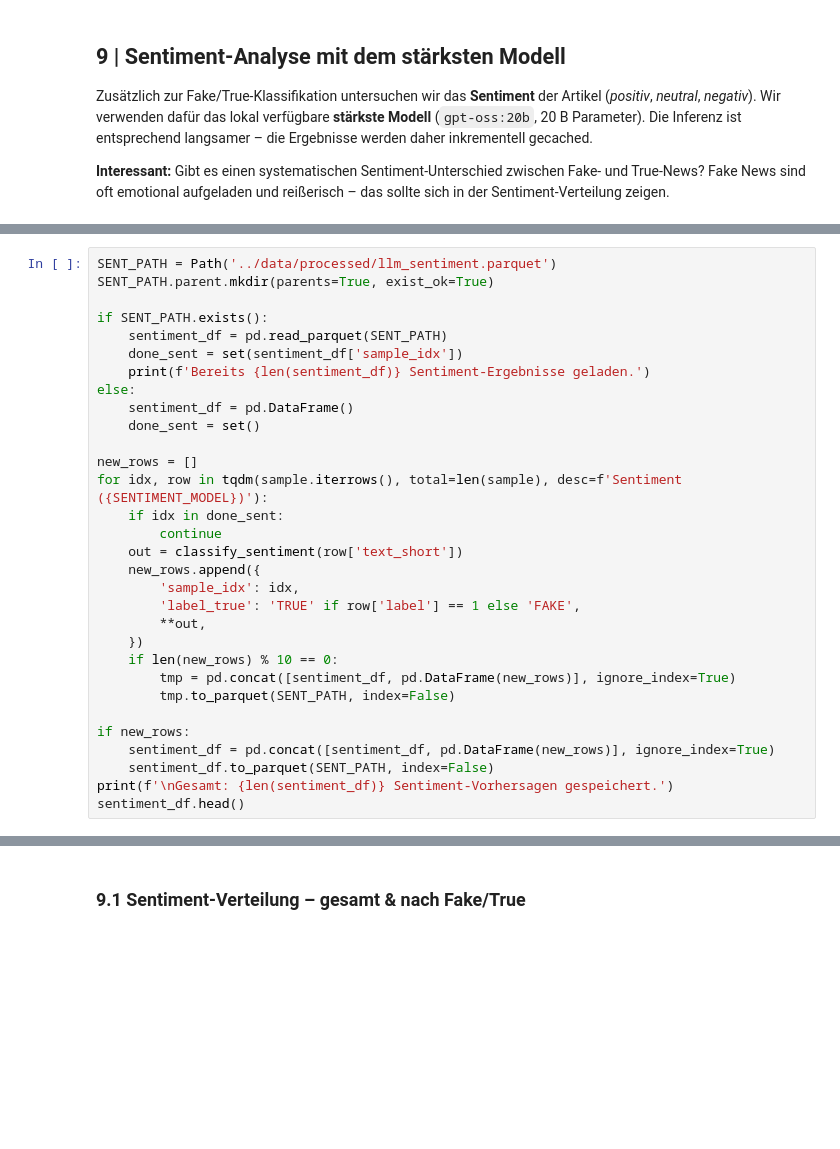
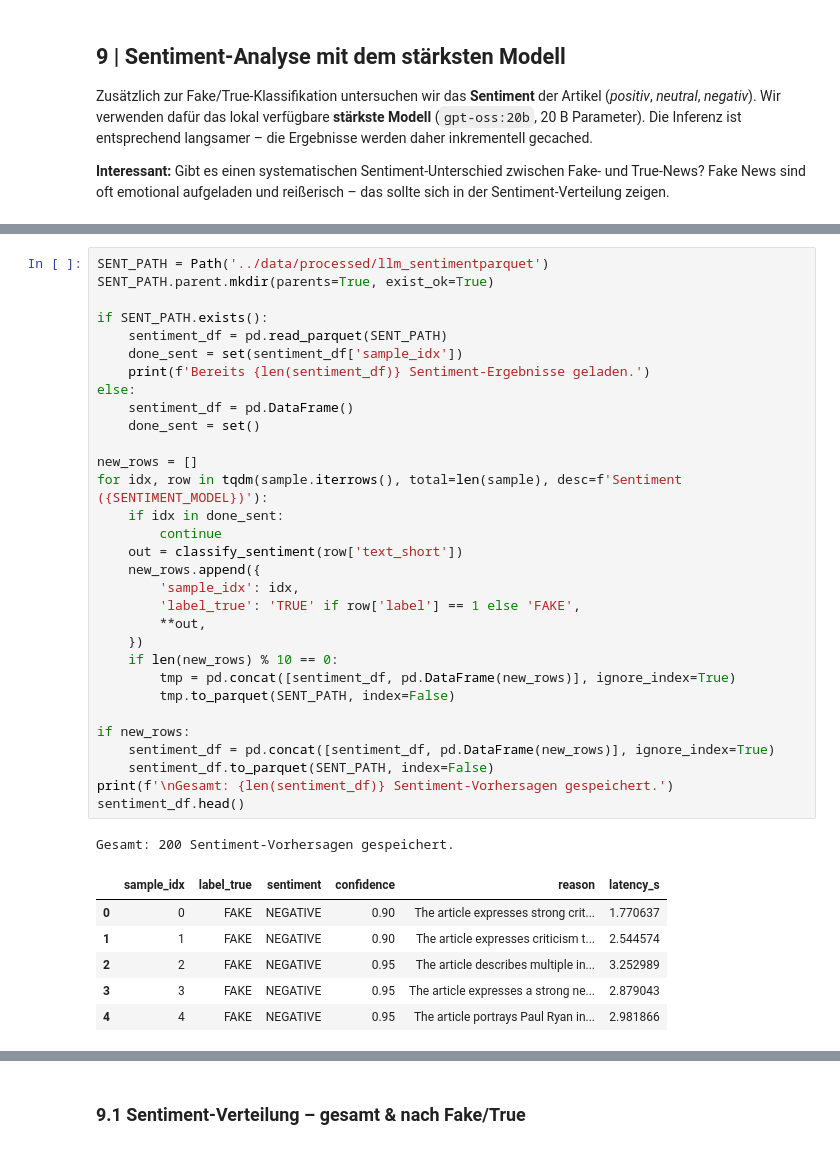
Before and after one commit to dan-am/machine_learning_DSM, a Jupyter notebook: notebooks/04_fake_news_llm.ipynb, the cells around one changed output, grey strips where cells are left out. Drawn from its saved outputs; the diff is of its cells as text; blank space fills up the shorter version.

```diff
--- a/notebooks/04_fake_news_llm.ipynb
+++ b/notebooks/04_fake_news_llm.ipynb
@@ -440,31 +467,39 @@ print('Demo-Sentiment:', demo_sent)
 # %%
-SENT_PATH = Path('../data/processed/llm_sentiment.parquet')
+SENT_PATH = Path('../data/processed/llm_sentimentparquet')
 SENT_PATH.parent.mkdir(parents=True, exist_ok=True)
 
 if SENT_PATH.exists():
     sentiment_df = pd.read_parquet(SENT_PATH)
     done_sent = set(sentiment_df['sample_idx'])
     print(f'Bereits {len(sentiment_df)} Sentiment-Ergebnisse geladen.')
 else:
     sentiment_df = pd.DataFrame()
     done_sent = set()
 
 new_rows = []
 for idx, row in tqdm(sample.iterrows(), total=len(sample), desc=f'Sentiment ({SENTIMENT_MODEL})'):
     if idx in done_sent:
         continue
     out = classify_sentiment(row['text_short'])
     new_rows.append({
         'sample_idx': idx,
         'label_true': 'TRUE' if row['label'] == 1 else 'FAKE',
         **out,
     })
     if len(new_rows) % 10 == 0:
         tmp = pd.concat([sentiment_df, pd.DataFrame(new_rows)], ignore_index=True)
         tmp.to_parquet(SENT_PATH, index=False)
 
 if new_rows:
     sentiment_df = pd.concat([sentiment_df, pd.DataFrame(new_rows)], ignore_index=True)
     sentiment_df.to_parquet(SENT_PATH, index=False)
 print(f'\nGesamt: {len(sentiment_df)} Sentiment-Vorhersagen gespeichert.')
 sentiment_df.head()
+# %% [output]
+Gesamt: 200 Sentiment-Vorhersagen gespeichert.
+|  | sample_idx | label_true | sentiment | confidence | reason | latency_s |
+| 0 | 0 | FAKE | NEGATIVE | 0.90 | The article expresses strong crit... | 1.770637 |
+| 1 | 1 | FAKE | NEGATIVE | 0.90 | The article expresses criticism t... | 2.544574 |
+| 2 | 2 | FAKE | NEGATIVE | 0.95 | The article describes multiple in... | 3.252989 |
+| 3 | 3 | FAKE | NEGATIVE | 0.95 | The article expresses a strong ne... | 2.879043 |
+| 4 | 4 | FAKE | NEGATIVE | 0.95 | The article portrays Paul Ryan in... | 2.981866 |
```
Also changed, not shown: parts of 18 cells of this notebook.
